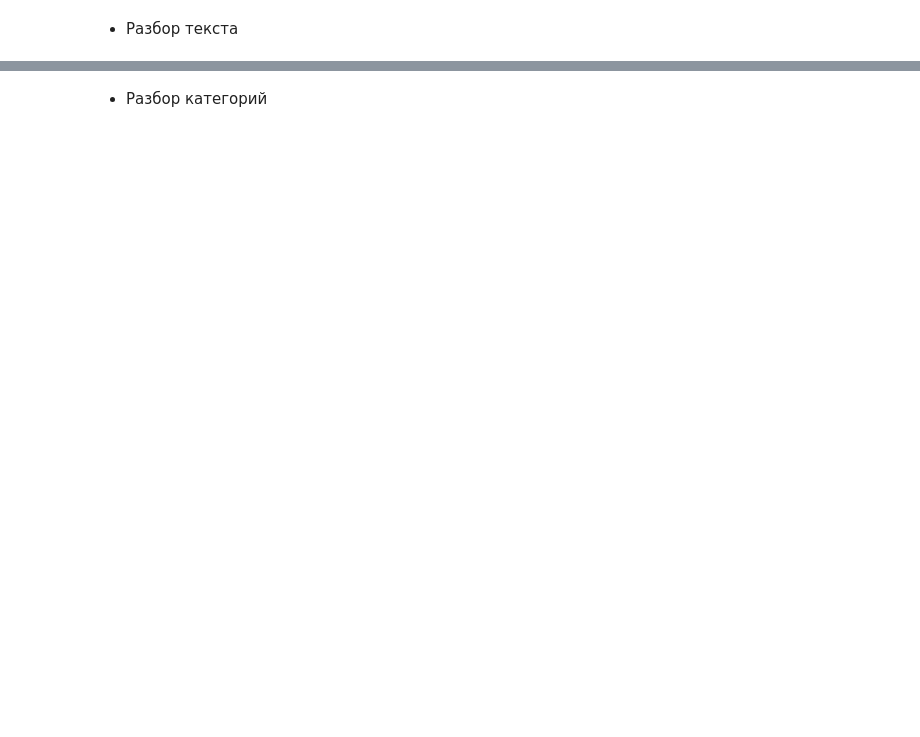
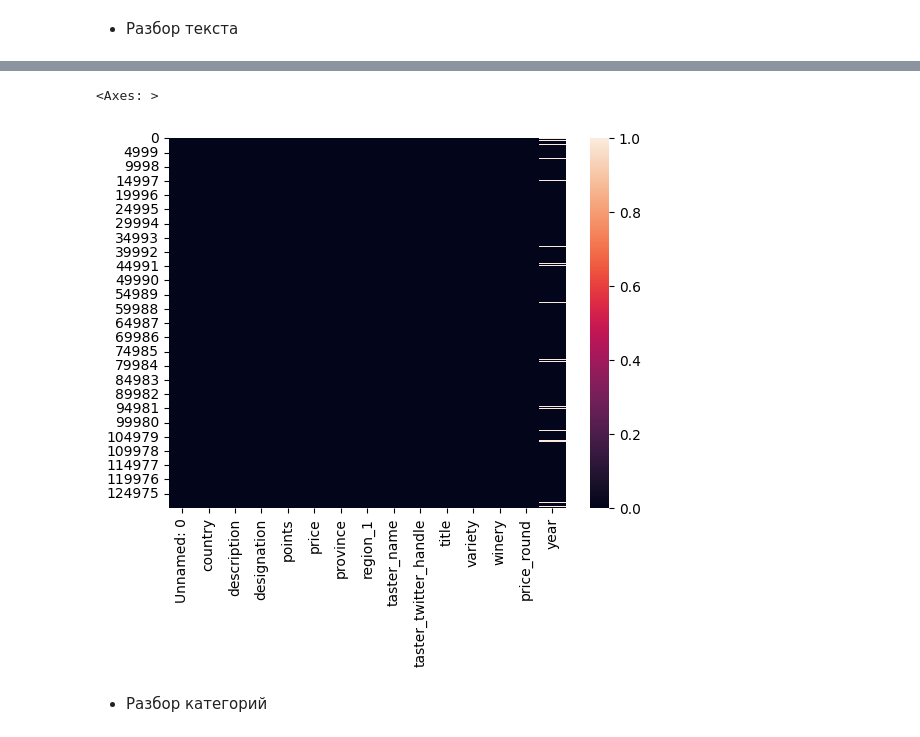
Before and after one commit to AbiNazim/Study_DataScience, a Jupyter notebook: Учеба/EDA/EDA-3. Проектирование признаков.ipynb, the cells around one changed output, grey strips where cells are left out. Saved outputs shown, nothing was run; the diff lists cells and outputs as text; code cells hidden in the pictures; blank space fills up the shorter version.

```diff
--- a/Учеба/EDA/EDA-3. Проектирование признаков.ipynb
+++ b/Учеба/EDA/EDA-3. Проектирование признаков.ipynb
@@ -44,3 +42,8 @@ wine_clean_3.head()
+# %%
+sns.heatmap(wine_clean_3.isnull())
+# %% [output]
+<Axes: >
+[figure, added]
 # %% [markdown]
 * Разбор категорий
 # %%
```
Also changed, not shown: parts of 33 cells of this notebook, 1 other file.
